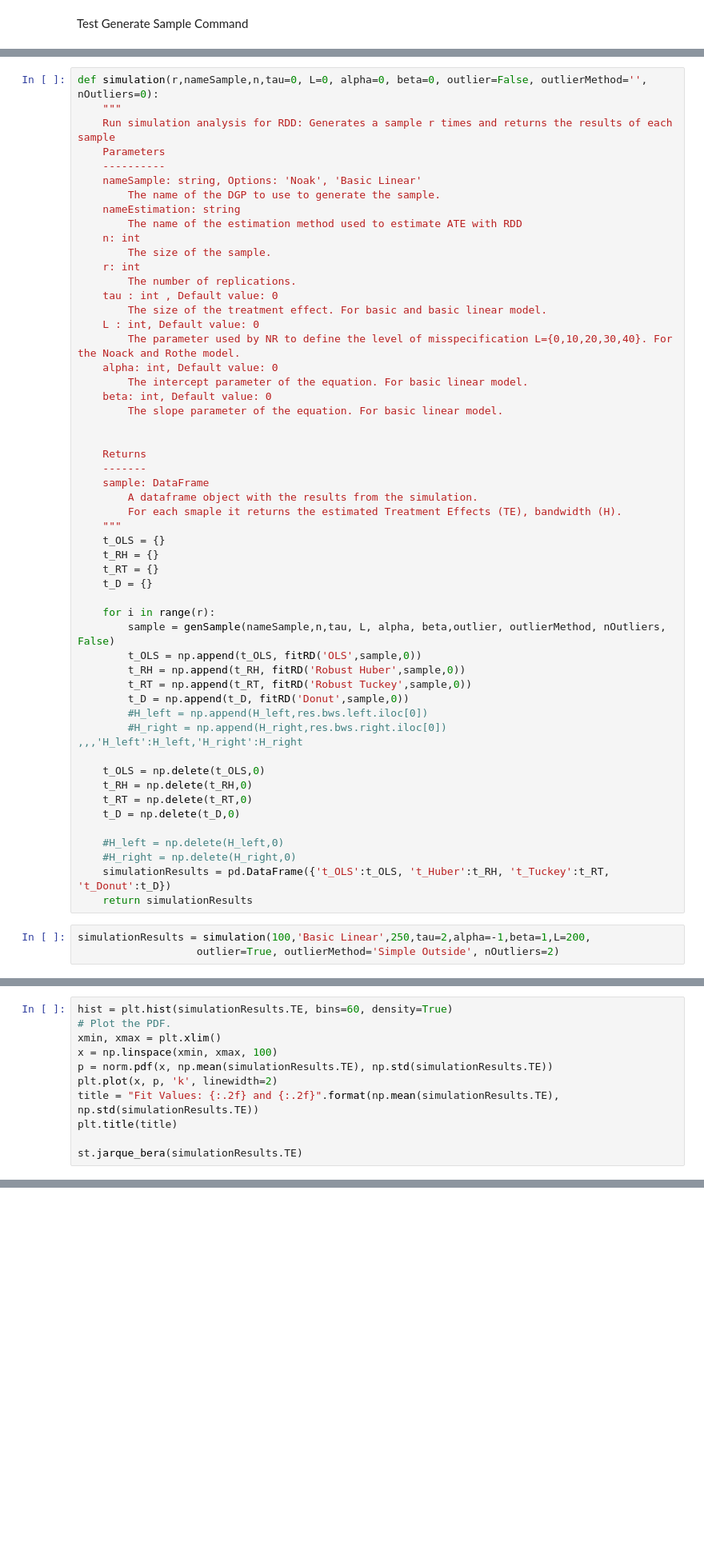
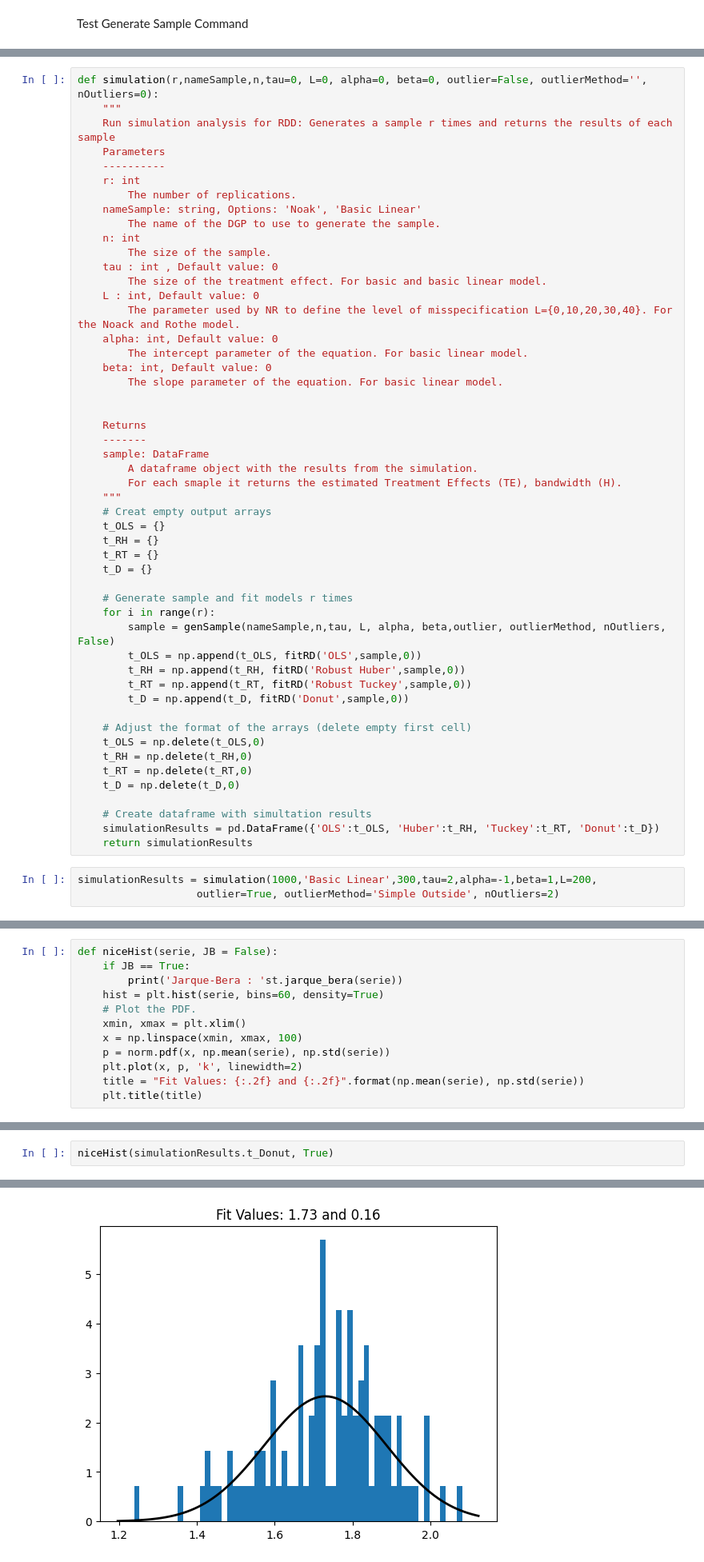
Before and after one commit to FranciscoPortilha/BSc2-Thesis---Robust-RDD, a Jupyter notebook: dev.ipynb, the cells around one changed output, grey strips where cells are left out. Shown at 80% size. Saved outputs shown, nothing was run; the diff lists cells and outputs as text; blank space fills up the shorter version.

```diff
--- a/dev.ipynb
+++ b/dev.ipynb
@@ -444,14 +444,12 @@ def simulation(r,nameSample,n,tau=0, L=0, alpha=0, beta=0, outlier=False, outlie
     Run simulation analysis for RDD: Generates a sample r times and returns the results of each sample
     Parameters
     ----------
+    r: int
+        The number of replications.
     nameSample: string, Options: 'Noak', 'Basic Linear'
         The name of the DGP to use to generate the sample.
-    nameEstimation: string
-        The name of the estimation method used to estimate ATE with RDD
     n: int
         The size of the sample.
-    r: int
-        The number of replications.
     tau : int , Default value: 0
         The size of the treatment effect. For basic and basic linear model.
     L : int, Default value: 0
@@ -468,29 +466,29 @@ def simulation(r,nameSample,n,tau=0, L=0, alpha=0, beta=0, outlier=False, outlie
         A dataframe object with the results from the simulation.
         For each smaple it returns the estimated Treatment Effects (TE), bandwidth (H).
     """
+    # Creat empty output arrays
     t_OLS = {}
     t_RH = {}
     t_RT = {}
     t_D = {}
 
+    # Generate sample and fit models r times
     for i in range(r):
         sample = genSample(nameSample,n,tau, L, alpha, beta,outlier, outlierMethod, nOutliers, False)
         t_OLS = np.append(t_OLS, fitRD('OLS',sample,0))
         t_RH = np.append(t_RH, fitRD('Robust Huber',sample,0))
         t_RT = np.append(t_RT, fitRD('Robust Tuckey',sample,0))
         t_D = np.append(t_D, fitRD('Donut',sample,0))
-        #H_left = np.append(H_left,res.bws.left.iloc[0])
-        #H_right = np.append(H_right,res.bws.right.iloc[0]) ,,,'H_left':H_left,'H_right':H_right
 
+    # Adjust the format of the arrays (delete empty first cell)
     t_OLS = np.delete(t_OLS,0)
     t_RH = np.delete(t_RH,0)
     t_RT = np.delete(t_RT,0)
     t_D = np.delete(t_D,0)
 
-    #H_left = np.delete(H_left,0)
-    #H_right = np.delete(H_right,0)
-    simulationResults = pd.DataFrame({'t_OLS':t_OLS, 't_Huber':t_RH, 't_Tuckey':t_RT, 't_Donut':t_D})
+    # Create dataframe with simultation results
+    simulationResults = pd.DataFrame({'OLS':t_OLS, 'Huber':t_RH, 'Tuckey':t_RT, 'Donut':t_D})
     return simulationResults
 # %%
-simulationResults = simulation(100,'Basic Linear',250,tau=2,alpha=-1,beta=1,L=200,
+simulationResults = simulation(1000,'Basic Linear',300,tau=2,alpha=-1,beta=1,L=200,
                    outlier=True, outlierMethod='Simple Outside', nOutliers=2)
@@ -513,11 +513,12 @@ np.std(simulationResults.TE)
 # %%
-hist = plt.hist(simulationResults.TE, bins=60, density=True)
-# Plot the PDF.
-xmin, xmax = plt.xlim()
-x = np.linspace(xmin, xmax, 100)
-p = norm.pdf(x, np.mean(simulationResults.TE), np.std(simulationResults.TE))
-plt.plot(x, p, 'k', linewidth=2)
-title = "Fit Values: {:.2f} and {:.2f}".format(np.mean(simulationResults.TE), np.std(simulationResults.TE))
-plt.title(title)
-
-st.jarque_bera(simulationResults.TE)
+def niceHist(serie, JB = False):
+    if JB == True:
+        print('Jarque-Bera : 'st.jarque_bera(serie))
+    hist = plt.hist(serie, bins=60, density=True)
+    # Plot the PDF.
+    xmin, xmax = plt.xlim()
+    x = np.linspace(xmin, xmax, 100)
+    p = norm.pdf(x, np.mean(serie), np.std(serie))
+    plt.plot(x, p, 'k', linewidth=2)
+    title = "Fit Values: {:.2f} and {:.2f}".format(np.mean(serie), np.std(serie))
+    plt.title(title)
@@ -529,0 +525,3 @@ st.jarque_bera(simulationResults.TE)
+# %%
+niceHist(simulationResults.t_Donut, True)
+# %% [output]
@@ -529,0 +529 @@ st.jarque_bera(simulationResults.TE)
+[figure, added]
```
Also changed, not shown: parts of 7 cells of this notebook.
